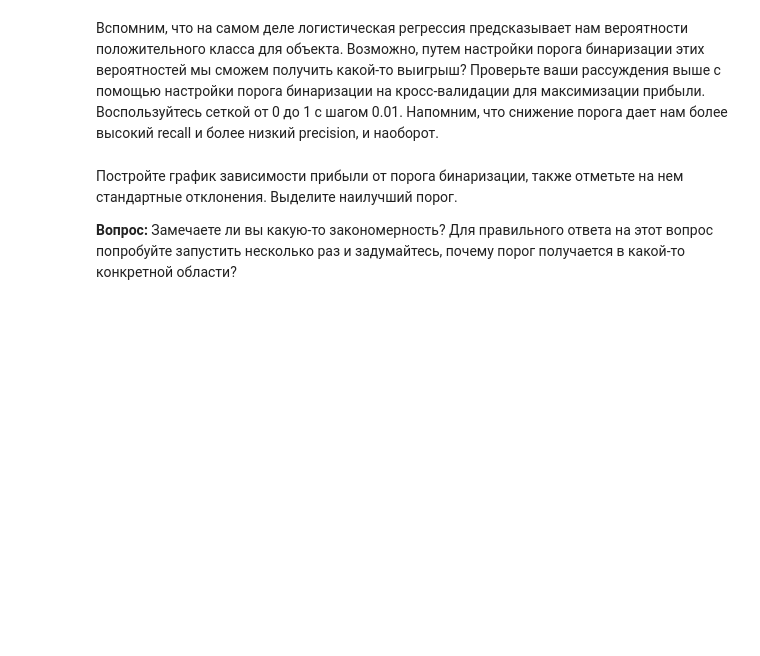
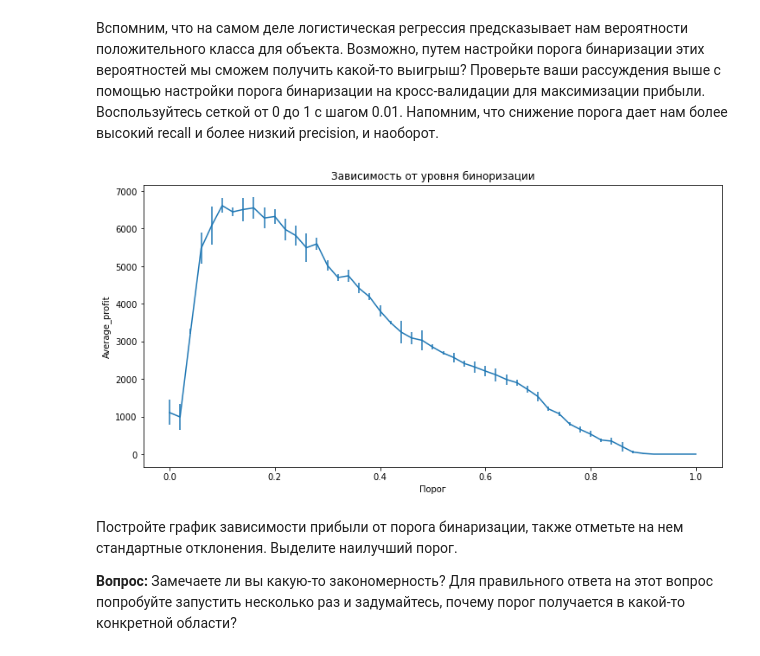
Before and after one commit to miche2020/ml-course-hse, a Jupyter notebook: 2020-fall/homeworks-practice/homework-practice-04-classification.ipynb, the cells around one changed output. Cells and saved outputs as stored; diff of their text form; code cells hidden in the pictures; blank space fills up the shorter version.

```diff
--- a/2020-fall/homeworks-practice/homework-practice-04-classification.ipynb
+++ b/2020-fall/homeworks-practice/homework-practice-04-classification.ipynb
@@ -834,3 +949,43 @@ __Ответ:__
+# %%
+std=[]
+avg_profit=[]
+barier = []
+
+for threshold in np.linspace(0, 1, 51):
+    revenues=[]
+    costs=[]
+    profit=[]
+
+    cross = KFold(n_splits=3, shuffle=True)
+    for train_index, test_index in cross.split(X):
+        X_train_kf, X_test_kf = X[train_index,:], X[test_index,:]
+        y_train_kf, y_test_kf = y[train_index], y[test_index]
+
+
+        log_reg = LogisticRegression(C=1, max_iter=100000, solver='lbfgs' ).fit(X_train_kf, y_train_kf)
+        test_prediction = log_reg.predict_proba(X_test_kf)[:,1]>threshold
+
+        z = np.sum(np.random.randint(20, size=y_test_kf.shape)*y_test_kf*test_prediction)
+        revenues.append(z)
+        costs.append(np.sum(test_prediction))
+        profit.append(np.sum(z-np.sum(test_prediction)))
+
+    barier.append(threshold)
+    avr_profit=np.mean(profit)
+    std_profit=np.std(profit)
+    std.append(std_profit)
+    avg_profit.append(avr_profit)
+fig, ax = plt.subplots(figsize = (12,6))
+
+ax.errorbar(barier, avg_profit , std)
+ax.set_xlabel('Порог')
+ax.set_ylabel('Average_profit')
+ax.set_title('Зависимость от уровня биноризации')
+
+
+plt.show()
+# %% [output]
+[figure, added]
 # %% [markdown]
 Постройте график зависимости прибыли от порога бинаризации, также отметьте на нем стандартные отклонения. Выделите наилучший порог.
 
```
Also changed, not shown: parts of 20 cells of this notebook, 2 other files.
